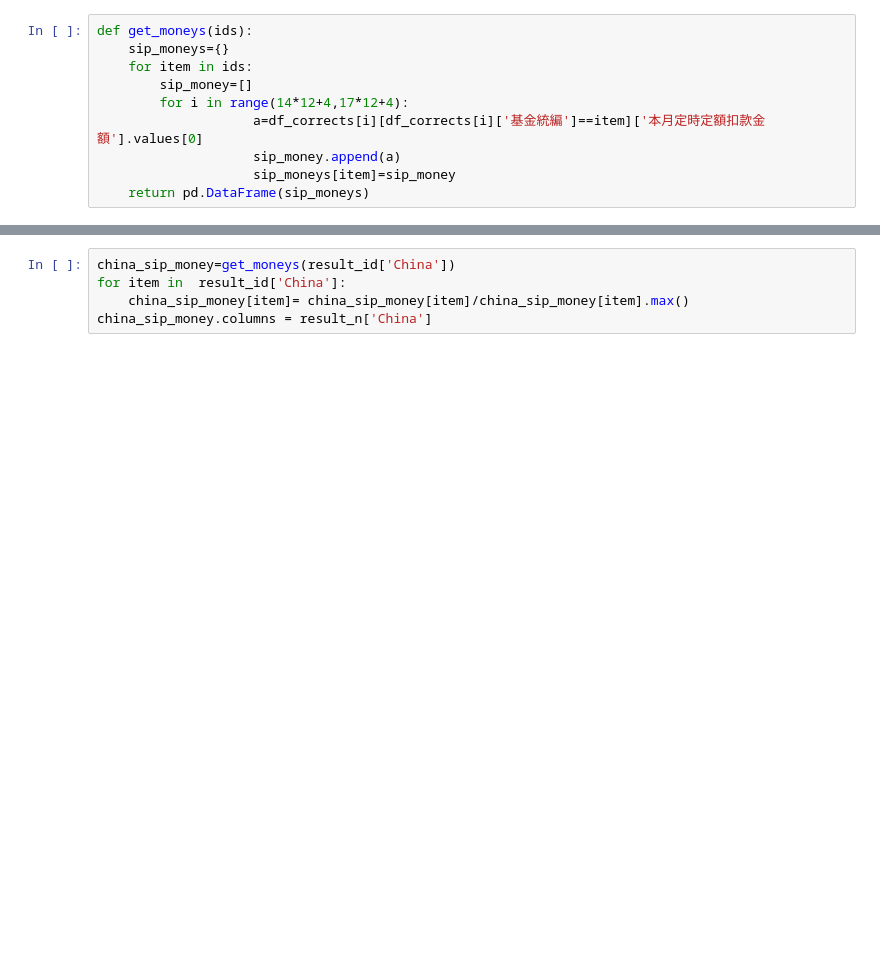
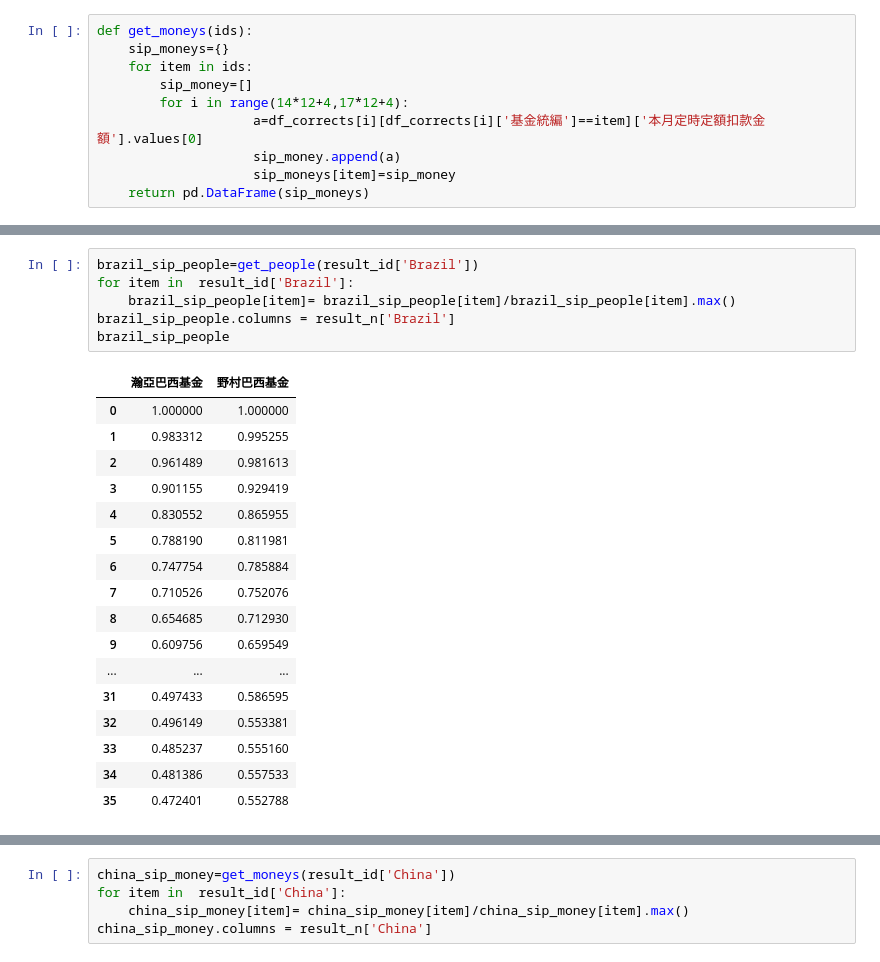
Before and after one commit to Jtrue27/Fintech-TM-ML, a Jupyter notebook: 定期定額資料爬蟲/data_preprocessing.ipynb, the cells around one changed output, grey strips where cells are left out. Drawn from its saved outputs; the diff is of its cells as text; blank space fills up the shorter version.

```diff
--- a/定期定額資料爬蟲/data_preprocessing.ipynb
+++ b/定期定額資料爬蟲/data_preprocessing.ipynb
@@ -536,0 +571,24 @@ def get_moneys(ids):
+# %%
+brazil_sip_people=get_people(result_id['Brazil'])
+for item in  result_id['Brazil']:
+    brazil_sip_people[item]= brazil_sip_people[item]/brazil_sip_people[item].max()
+brazil_sip_people.columns = result_n['Brazil']
+brazil_sip_people
+# %% [output]
+|  | 瀚亞巴西基金 | 野村巴西基金 |
+| 0 | 1.000000 | 1.000000 |
+| 1 | 0.983312 | 0.995255 |
+| 2 | 0.961489 | 0.981613 |
+| 3 | 0.901155 | 0.929419 |
+| 4 | 0.830552 | 0.865955 |
+| 5 | 0.788190 | 0.811981 |
+| 6 | 0.747754 | 0.785884 |
+| 7 | 0.710526 | 0.752076 |
+| 8 | 0.654685 | 0.712930 |
+| 9 | 0.609756 | 0.659549 |
+| ... | ... | ... |
+| 31 | 0.497433 | 0.586595 |
+| 32 | 0.496149 | 0.553381 |
+| 33 | 0.485237 | 0.555160 |
+| 34 | 0.481386 | 0.557533 |
+| 35 | 0.472401 | 0.552788 |
```
Also changed, not shown: parts of 13 cells of this notebook, 4 other files.
